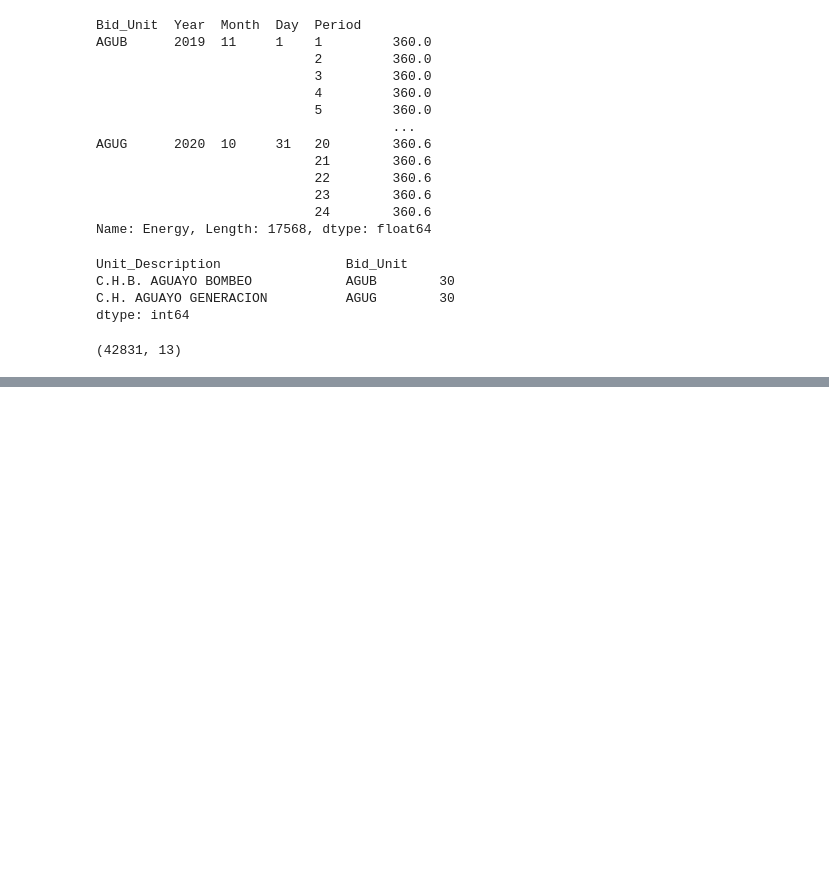
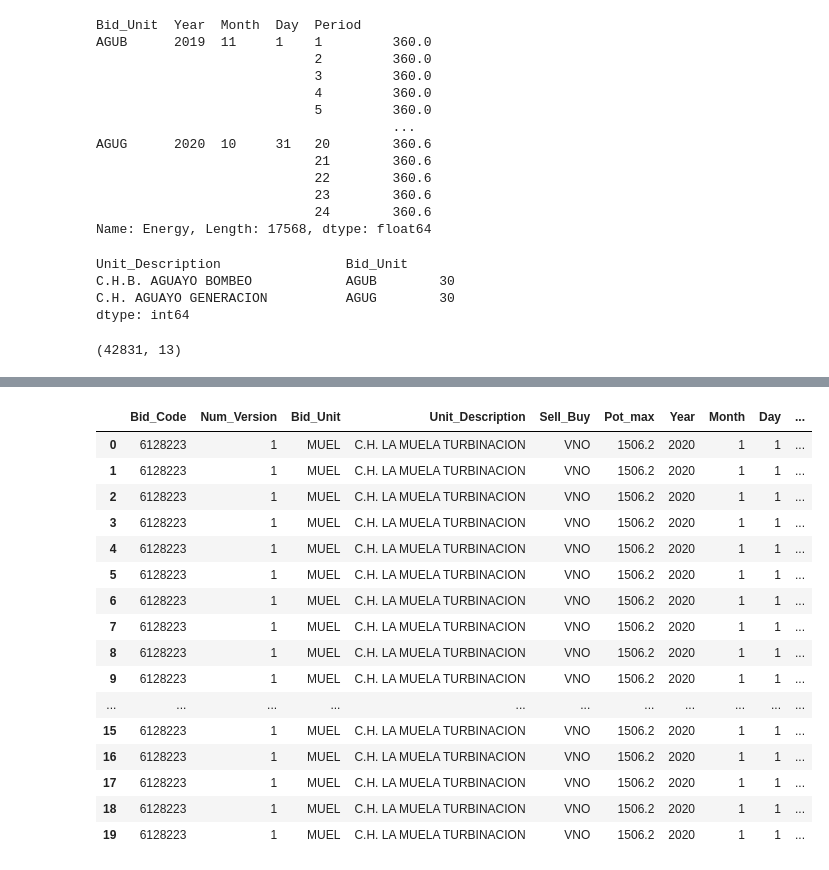
Before and after one commit to luisdelpozo/TFM, a Jupyter notebook: TFM_df_sel_unit_v0.ipynb, the cells around one changed output, grey strips where cells are left out. Saved outputs shown, nothing was run; the diff lists cells and outputs as text; code cells hidden in the pictures; blank space fills up the shorter version.

```diff
--- a/TFM_df_sel_unit_v0.ipynb
+++ b/TFM_df_sel_unit_v0.ipynb
@@ -455,0 +484,2 @@ df_AGUAYO_GEN.to_csv('/home/dsc/Documents/TFM/Data/OMIE/OMIE_AGUAYO_GEN/OMIE_AGU
+# %%
+df_MUELA = df_sel_unit('MUEL')
@@ -455,0 +498,20 @@ df_AGUAYO_GEN.to_csv('/home/dsc/Documents/TFM/Data/OMIE/OMIE_AGUAYO_GEN/OMIE_AGU
+# %%
+df_MUELA.head(20)
+# %% [output]
+|  | Bid_Code | Num_Version | Bid_Unit | Unit_Description | Sell_Buy | Pot_max | Year | Month | Day | ... |
+| 0 | 6128223 | 1 | MUEL | C.H. LA MUELA TURBINACION | VNO | 1506.2 | 2020 | 1 | 1 | ... |
+| 1 | 6128223 | 1 | MUEL | C.H. LA MUELA TURBINACION | VNO | 1506.2 | 2020 | 1 | 1 | ... |
+| 2 | 6128223 | 1 | MUEL | C.H. LA MUELA TURBINACION | VNO | 1506.2 | 2020 | 1 | 1 | ... |
+| 3 | 6128223 | 1 | MUEL | C.H. LA MUELA TURBINACION | VNO | 1506.2 | 2020 | 1 | 1 | ... |
+| 4 | 6128223 | 1 | MUEL | C.H. LA MUELA TURBINACION | VNO | 1506.2 | 2020 | 1 | 1 | ... |
+| 5 | 6128223 | 1 | MUEL | C.H. LA MUELA TURBINACION | VNO | 1506.2 | 2020 | 1 | 1 | ... |
+| 6 | 6128223 | 1 | MUEL | C.H. LA MUELA TURBINACION | VNO | 1506.2 | 2020 | 1 | 1 | ... |
+| 7 | 6128223 | 1 | MUEL | C.H. LA MUELA TURBINACION | VNO | 1506.2 | 2020 | 1 | 1 | ... |
+| 8 | 6128223 | 1 | MUEL | C.H. LA MUELA TURBINACION | VNO | 1506.2 | 2020 | 1 | 1 | ... |
+| 9 | 6128223 | 1 | MUEL | C.H. LA MUELA TURBINACION | VNO | 1506.2 | 2020 | 1 | 1 | ... |
+| ... | ... | ... | ... | ... | ... | ... | ... | ... | ... | ... |
+| 15 | 6128223 | 1 | MUEL | C.H. LA MUELA TURBINACION | VNO | 1506.2 | 2020 | 1 | 1 | ... |
+| 16 | 6128223 | 1 | MUEL | C.H. LA MUELA TURBINACION | VNO | 1506.2 | 2020 | 1 | 1 | ... |
+| 17 | 6128223 | 1 | MUEL | C.H. LA MUELA TURBINACION | VNO | 1506.2 | 2020 | 1 | 1 | ... |
+| 18 | 6128223 | 1 | MUEL | C.H. LA MUELA TURBINACION | VNO | 1506.2 | 2020 | 1 | 1 | ... |
+| 19 | 6128223 | 1 | MUEL | C.H. LA MUELA TURBINACION | VNO | 1506.2 | 2020 | 1 | 1 | ... |
```
Also changed, not shown: parts of 34 cells of this notebook, 12 other files.
